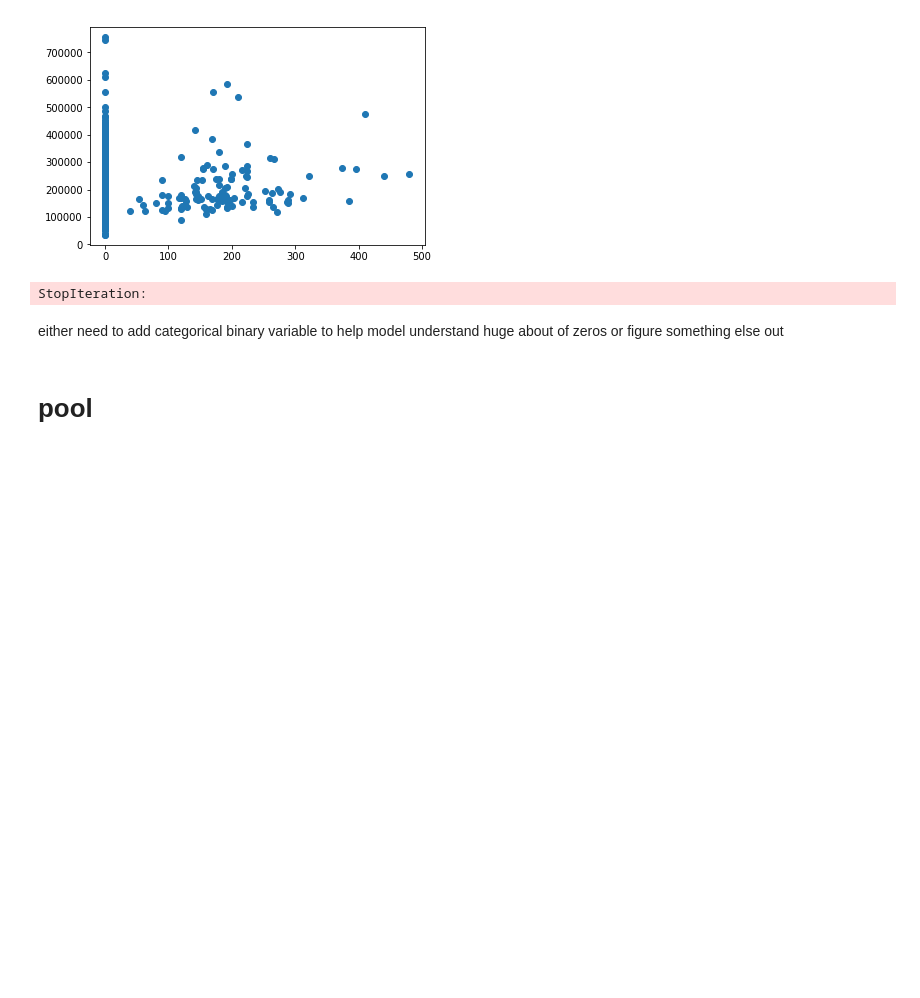
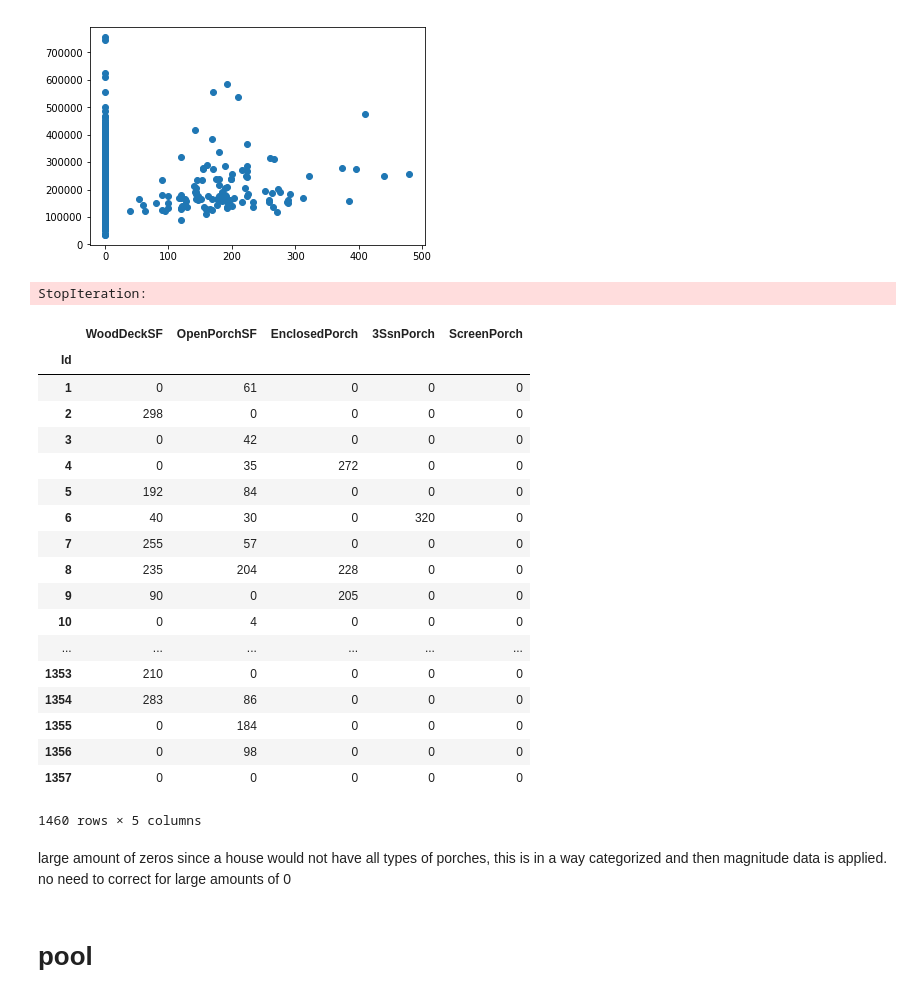
Before and after one commit to jimmy-jing/housing_ml, a Jupyter notebook: jj_dum_stan.ipynb, the cells around one changed output. Cells and saved outputs as stored; diff of their text form; code cells hidden in the pictures; blank space fills up the shorter version.

```diff
--- a/jj_dum_stan.ipynb
+++ b/jj_dum_stan.ipynb
@@ -1652,8 +1689,30 @@ plt.scatter(housing[this_feature],housing.SalePrice)
 plt.xlabel=this_feature
 # %% [output]
 StopIteration:
-# %% [markdown]
-either need to add categorical binary variable to help model understand huge about of zeros or figure something else out
+# %%
+housing[porch_col]
+# %% [output]
+|  | WoodDeckSF | OpenPorchSF | EnclosedPorch | 3SsnPorch | ScreenPorch |
+| Id |  |  |  |  |  |
+| 1 | 0 | 61 | 0 | 0 | 0 |
+| 2 | 298 | 0 | 0 | 0 | 0 |
+| 3 | 0 | 42 | 0 | 0 | 0 |
+| 4 | 0 | 35 | 272 | 0 | 0 |
+| 5 | 192 | 84 | 0 | 0 | 0 |
+| 6 | 40 | 30 | 0 | 320 | 0 |
+| 7 | 255 | 57 | 0 | 0 | 0 |
+| 8 | 235 | 204 | 228 | 0 | 0 |
+| 9 | 90 | 0 | 205 | 0 | 0 |
+| 10 | 0 | 4 | 0 | 0 | 0 |
+| ... | ... | ... | ... | ... | ... |
+| 1353 | 210 | 0 | 0 | 0 | 0 |
+| 1354 | 283 | 86 | 0 | 0 | 0 |
+| 1355 | 0 | 184 | 0 | 0 | 0 |
+| 1356 | 0 | 98 | 0 | 0 | 0 |
+| 1357 | 0 | 0 | 0 | 0 | 0 |
+1460 rows × 5 columns
+# %% [markdown]
+large amount of zeros since a house would not have all types of porches, this is in a way categorized and then magnitude data is applied. no need to correct for large amounts of 0
 # %% [markdown]
 # pool
 # %%
```
Also changed, not shown: parts of 6 cells of this notebook, 5 other files.
